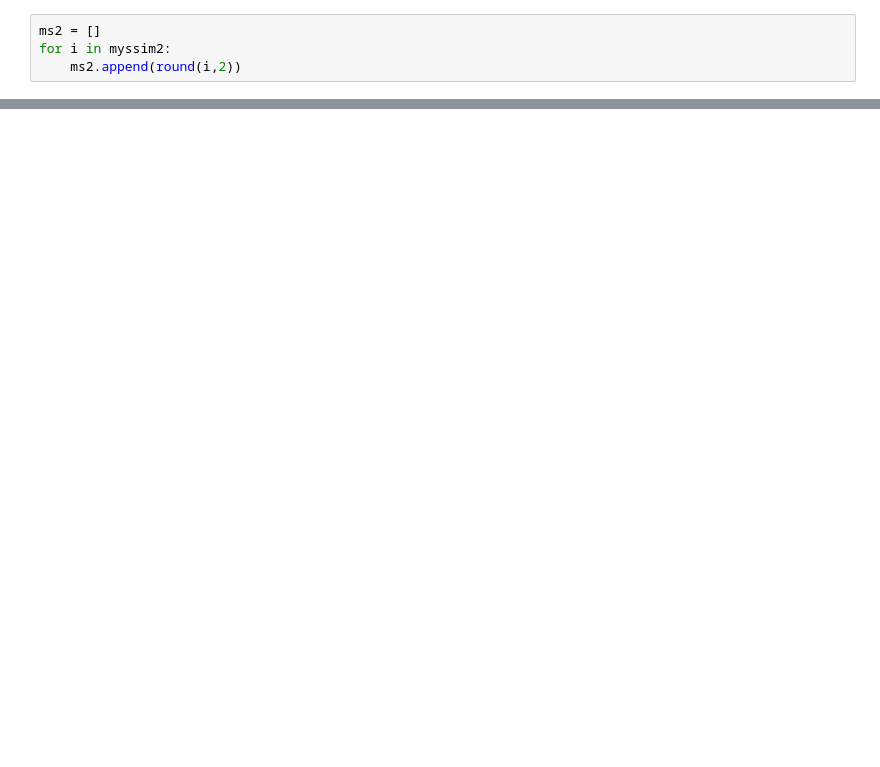
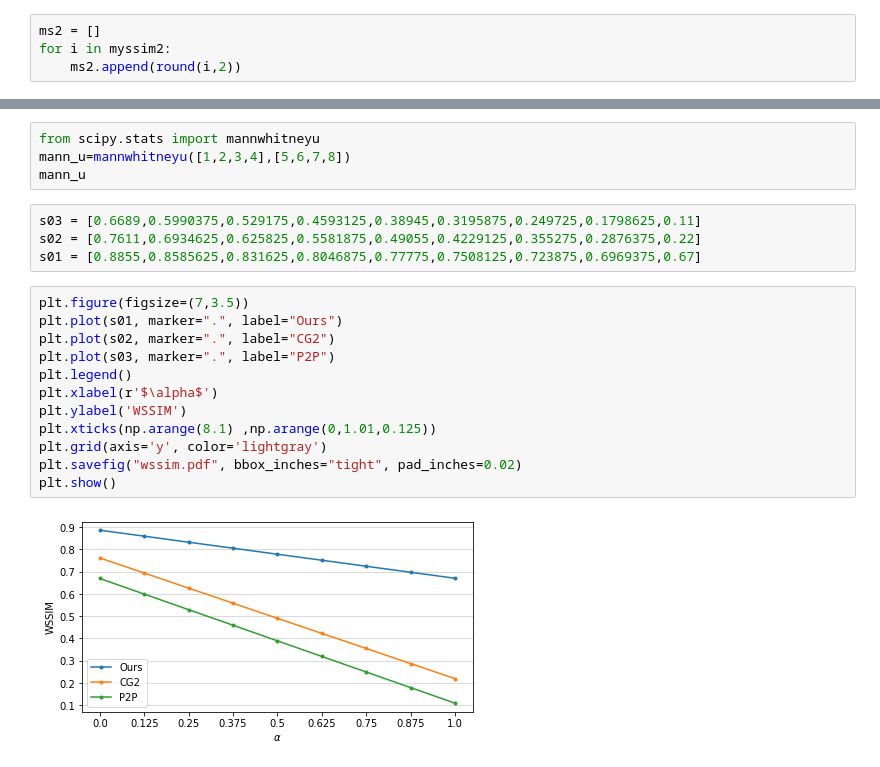
Before and after one commit to GysselisV/binary_dilated_weights, a Jupyter notebook: statistical_tests.ipynb, the cells around one changed output, grey strips where cells are left out. Saved outputs shown, nothing was run; the diff lists cells and outputs as text; blank space fills up the shorter version.

```diff
--- a/statistical_tests.ipynb
+++ b/statistical_tests.ipynb
@@ -41,0 +832,22 @@ myssim1.shape, myssim2.shape
+# %%
+from scipy.stats import mannwhitneyu
+mann_u=mannwhitneyu([1,2,3,4],[5,6,7,8])
+mann_u
+# %%
+s03 = [0.6689,0.5990375,0.529175,0.4593125,0.38945,0.3195875,0.249725,0.1798625,0.11]
+s02 = [0.7611,0.6934625,0.625825,0.5581875,0.49055,0.4229125,0.355275,0.2876375,0.22]
+s01 = [0.8855,0.8585625,0.831625,0.8046875,0.77775,0.7508125,0.723875,0.6969375,0.67]
+# %%
+plt.figure(figsize=(7,3.5))
+plt.plot(s01, marker=".", label="Ours")
+plt.plot(s02, marker=".", label="CG2")
+plt.plot(s03, marker=".", label="P2P")
+plt.legend()
+plt.xlabel(r'$\alpha$')
+plt.ylabel('WSSIM')
+plt.xticks(np.arange(8.1) ,np.arange(0,1.01,0.125))
+plt.grid(axis='y', color='lightgray')
+plt.savefig("wssim.pdf", bbox_inches="tight", pad_inches=0.02)
+plt.show()
+# %% [output]
+[figure, added]
```
Also changed, not shown: parts of 239 cells of this notebook, 1 other file.
